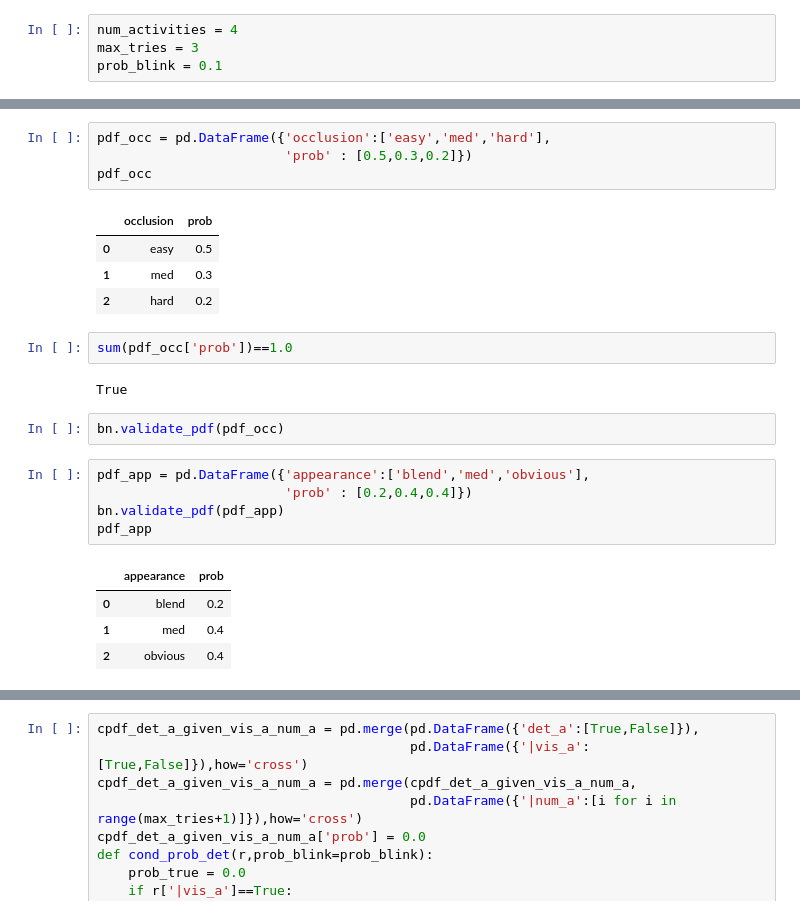
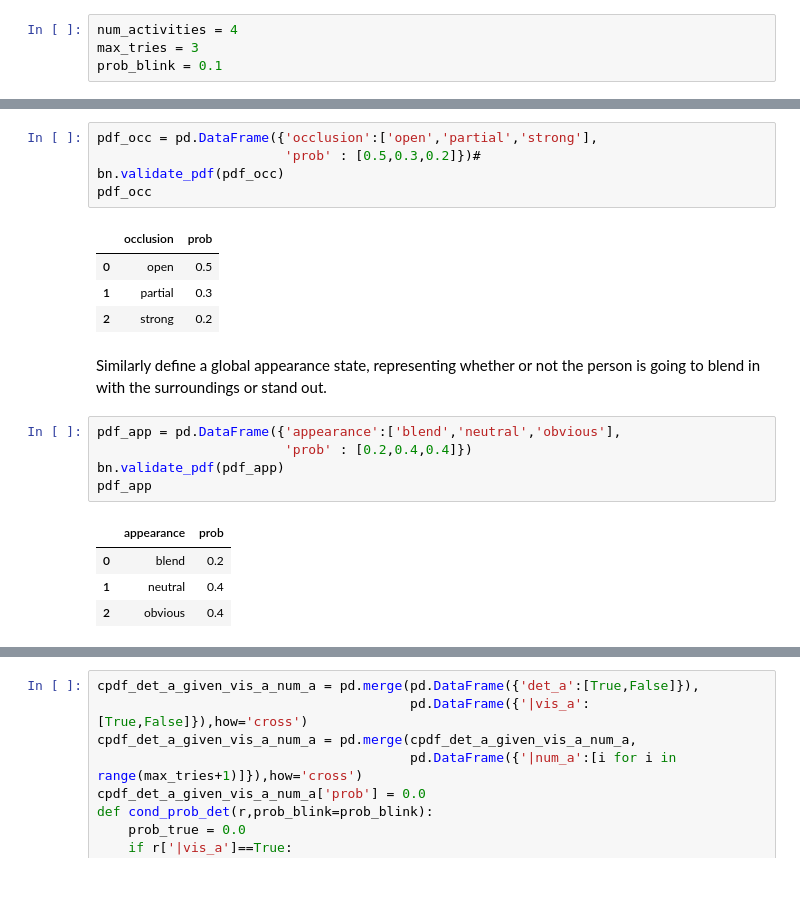
Before and after one commit to arthurrichards77/bayes-search, a Jupyter notebook: bn.ipynb, the cells around one changed output, grey strips where cells are left out. Drawn from its saved outputs; the diff is of its cells as text; blank space fills up the shorter version.

Commit message:
Added some description of what's going on

```diff
--- a/bn.ipynb
+++ b/bn.ipynb
@@ -19,25 +93,22 @@ print(start_time)
 # %%
-pdf_occ = pd.DataFrame({'occlusion':['easy','med','hard'],
-                        'prob' : [0.5,0.3,0.2]})
+pdf_occ = pd.DataFrame({'occlusion':['open','partial','strong'],
+                        'prob' : [0.5,0.3,0.2]})#
+bn.validate_pdf(pdf_occ)
 pdf_occ
 # %% [output]
 |  | occlusion | prob |
-| 0 | easy | 0.5 |
-| 1 | med | 0.3 |
-| 2 | hard | 0.2 |
+| 0 | open | 0.5 |
+| 1 | partial | 0.3 |
+| 2 | strong | 0.2 |
-# %%
-sum(pdf_occ['prob'])==1.0
-# %% [output]
-True
-# %%
-bn.validate_pdf(pdf_occ)
+# %% [markdown]
+Similarly define a global appearance state, representing whether or not the person is going to blend in with the surroundings or stand out.
 # %%
-pdf_app = pd.DataFrame({'appearance':['blend','med','obvious'],
+pdf_app = pd.DataFrame({'appearance':['blend','neutral','obvious'],
                         'prob' : [0.2,0.4,0.4]})
 bn.validate_pdf(pdf_app)
 pdf_app
 # %% [output]
 |  | appearance | prob |
 | 0 | blend | 0.2 |
-| 1 | med | 0.4 |
+| 1 | neutral | 0.4 |
 | 2 | obvious | 0.4 |
```
Also changed, not shown: parts of 62 cells of this notebook, 2 other files.
